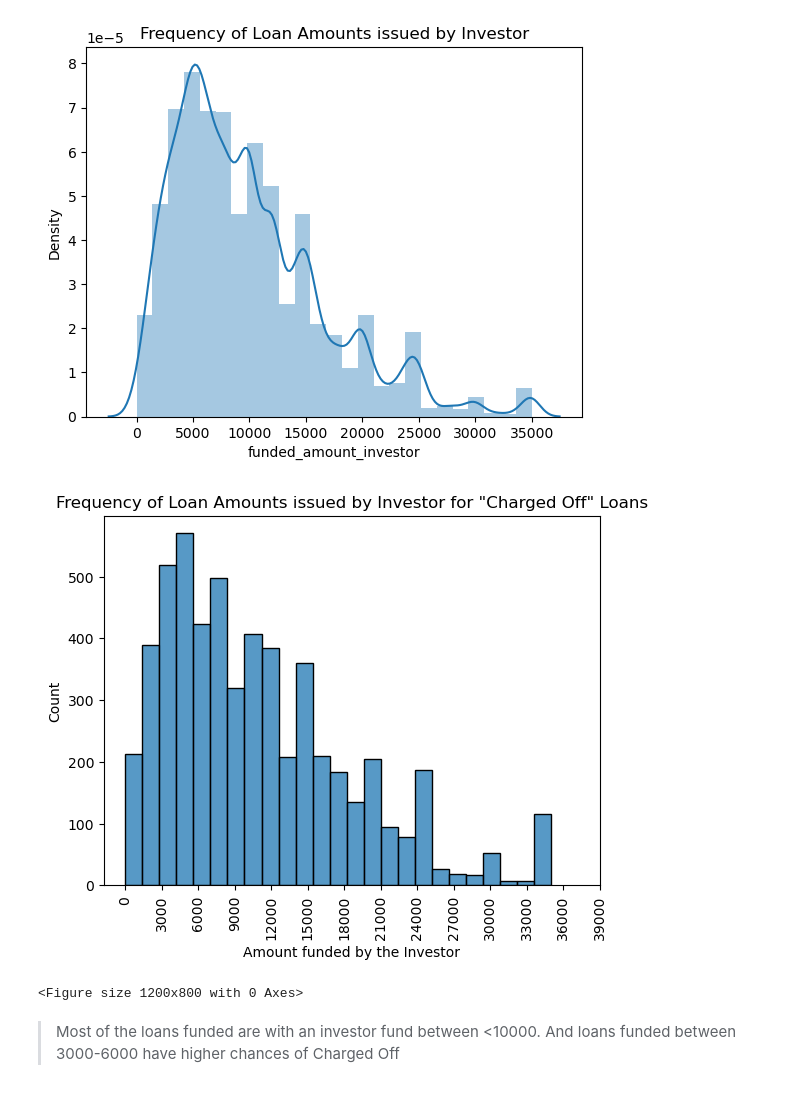
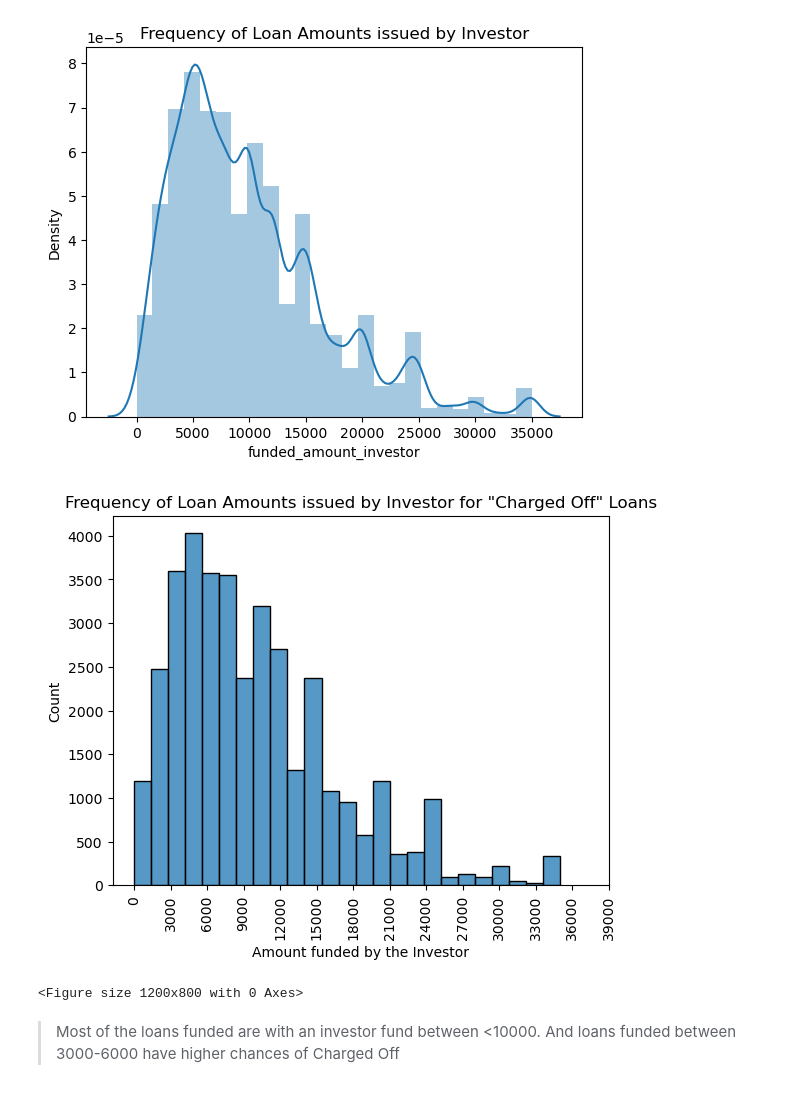
Before and after one commit to Vasista-Eranki/LendingClubCaseStudy, a Jupyter notebook: LendingClubCaseStudy.ipynb, the cells around one changed output. Cells and saved outputs as stored; diff of their text form; code cells hidden in the pictures.

```diff
--- a/LendingClubCaseStudy.ipynb
+++ b/LendingClubCaseStudy.ipynb
@@ -219,3 +227,5 @@ loan = loan.drop(["tax_liens"], axis=1)
+# %%
+loan = loan.drop(["pub_rec_bankruptcies"], axis=1)
 # %%
 loan.info()
 # %% [output]
@@ -250,0 +263,3 @@ loan['issue_month'] = pd.DatetimeIndex(loan.issue_d).month
+# %%
+# Convert the Interest Rate Column
+loan['int_rate'] = loan.int_rate.apply(lambda x: float(x.replace('%', '')))
@@ -251,3 +268,6 @@ loan['issue_month'] = pd.DatetimeIndex(loan.issue_d).month
+# %%
+# Convert term data to numeric
+loan['term'] = loan.term.apply(lambda x: int(x.replace(' months','')))
 # %% [markdown]
 ### Rename Columns for Better Readability
 # %%
@@ -356,14 +387,13 @@ plt.show()
 # %%
 # Analysing the Funded Amount Investor data
 plt.title('Frequency of Loan Amounts issued by Investor for "Charged Off" Loans')
 plt.xlabel('Amount funded by the Investor')
-#sns.histplot(data=loan, x='funded_amount_investor', bins=25)
-sns.histplot(charged_off_loans.funded_amount_investor, bins=25)
+sns.histplot(data=loan, x='funded_amount_investor', bins=25)
 plt.xticks(np.arange(0, 40000, 3000), rotation=90)
 plt.figure(figsize=(12,8))
 plt.show()
 # %% [output]
-[figure, old version]
+[figure, new version]
 <Figure size 1200x800 with 0 Axes>
 # %% [markdown]
 > Most of the loans funded are with an investor fund between <10000. And loans funded between 3000-6000 have higher chances of Charged Off
```
Also changed, not shown: parts of 27 cells of this notebook.
